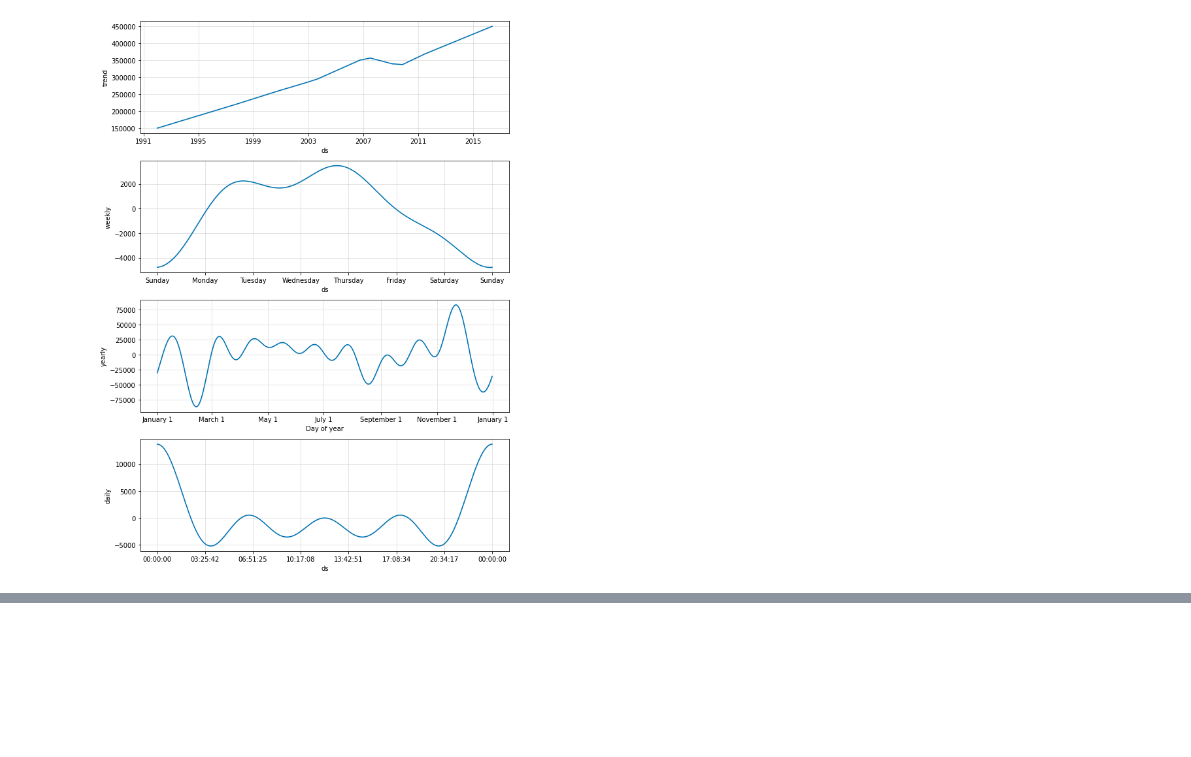
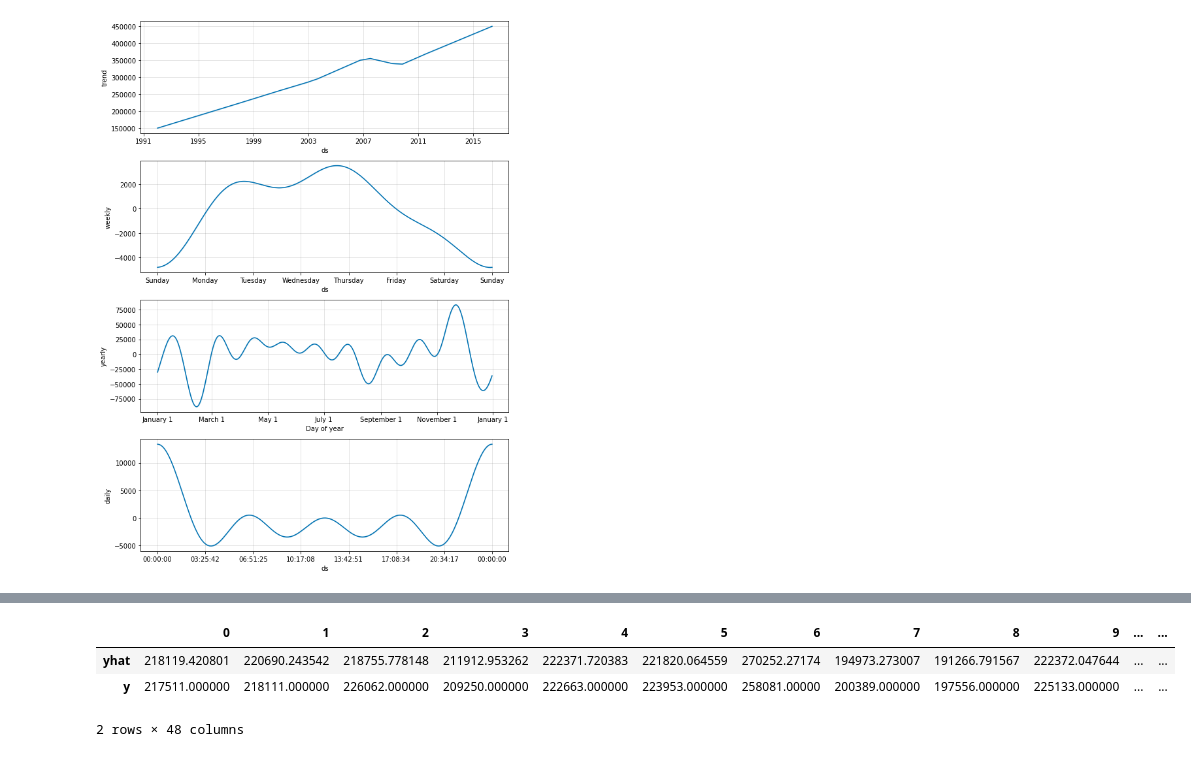
Before and after one commit to ntlind/forecastframe, a Jupyter notebook: examples/prophet_example.ipynb, the cells around one changed output, grey strips where cells are left out. Cells and saved outputs as stored; diff of their text form; code cells hidden in the pictures; blank space fills up the shorter version.

Commit message:
get cross-validation code working for prophet

```diff
--- a/examples/prophet_example.ipynb
+++ b/examples/prophet_example.ipynb
@@ -92 +120,8 @@ cross_validations()
+# %%
+fframe.cross_validations[0]["test"]
+# %% [output]
+|  | 0 | 1 | 2 | 3 | 4 | 5 | 6 | 7 | 8 | 9 | ... | ... |
+| yhat | 218119.420801 | 220690.243542 | 218755.778148 | 211912.953262 | 222371.720383 | 221820.064559 | 270252.27174 | 194973.273007 | 191266.791567 | 222372.047644 | ... | ... |
+| y | 217511.000000 | 218111.000000 | 226062.000000 | 209250.000000 | 222663.000000 | 223953.000000 | 258081.00000 | 200389.000000 | 197556.000000 | 225133.000000 | ... | ... |
+2 rows × 48 columns
 # %%
```
Also changed, not shown: parts of 8 cells of this notebook, 6 other files.
